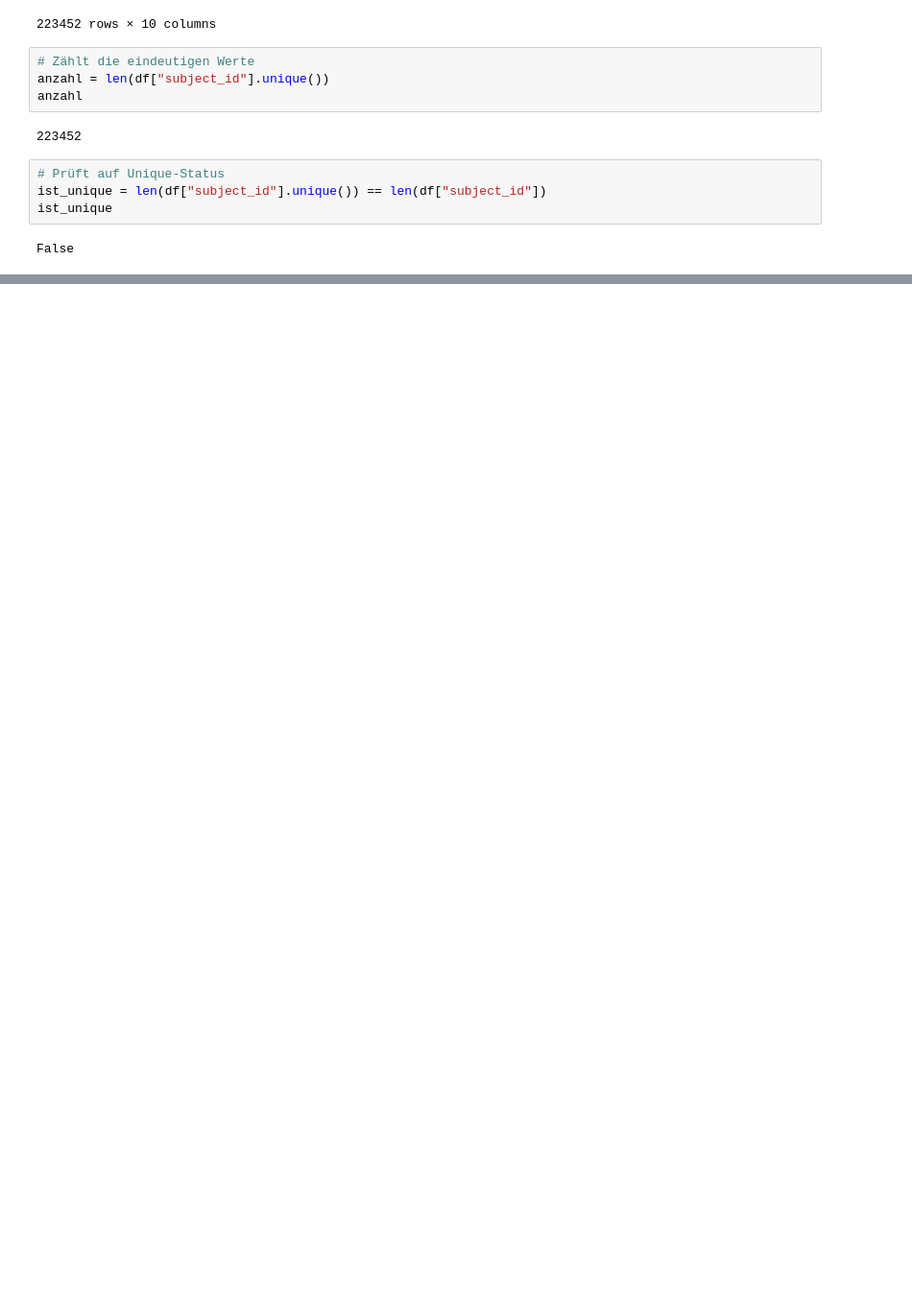
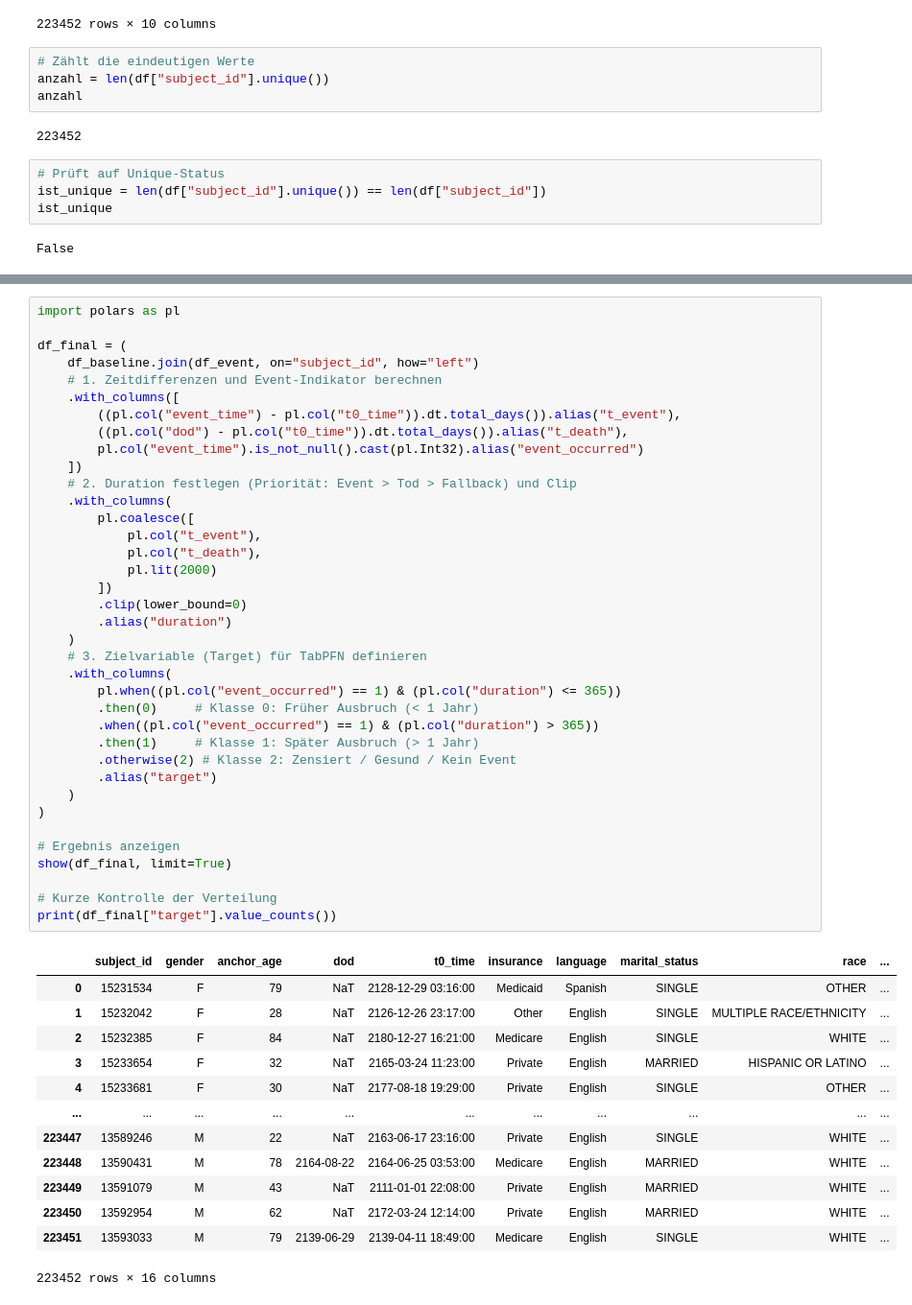
Before and after one commit to ayk-404/fs-thesis, a Jupyter notebook: notebooks/patients_demogra_time_to_event.ipynb, the cells around one changed output, grey strips where cells are left out. Shown at 96% size. Cells and saved outputs as stored; diff of their text form; blank space fills up the shorter version.

```diff
--- a/notebooks/patients_demogra_time_to_event.ipynb
+++ b/notebooks/patients_demogra_time_to_event.ipynb
@@ -161,0 +184,51 @@ df_final = df_final.with_columns(
+# %%
+import polars as pl
+
+df_final = (
+    df_baseline.join(df_event, on="subject_id", how="left")
+    # 1. Zeitdifferenzen und Event-Indikator berechnen
+    .with_columns([
+        ((pl.col("event_time") - pl.col("t0_time")).dt.total_days()).alias("t_event"),
+        ((pl.col("dod") - pl.col("t0_time")).dt.total_days()).alias("t_death"),
+        pl.col("event_time").is_not_null().cast(pl.Int32).alias("event_occurred")
+    ])
+    # 2. Duration festlegen (Priorität: Event > Tod > Fallback) und Clip
+    .with_columns(
+        pl.coalesce([
+            pl.col("t_event"),
+            pl.col("t_death"),
+            pl.lit(2000)
+        ])
+        .clip(lower_bound=0)
+        .alias("duration")
+    )
+    # 3. Zielvariable (Target) für TabPFN definieren
+    .with_columns(
+        pl.when((pl.col("event_occurred") == 1) & (pl.col("duration") <= 365))
+        .then(0)     # Klasse 0: Früher Ausbruch (< 1 Jahr)
+        .when((pl.col("event_occurred") == 1) & (pl.col("duration") > 365))
+        .then(1)     # Klasse 1: Später Ausbruch (> 1 Jahr)
+        .otherwise(2) # Klasse 2: Zensiert / Gesund / Kein Event
+        .alias("target")
+    )
+)
+
+# Ergebnis anzeigen
+show(df_final, limit=True)
+
+# Kurze Kontrolle der Verteilung
+print(df_final["target"].value_counts())
+# %% [output]
+|  | subject_id | gender | anchor_age | dod | t0_time | insurance | language | marital_status | race | ... |
+| 0 | 15231534 | F | 79 | NaT | 2128-12-29 03:16:00 | Medicaid | Spanish | SINGLE | OTHER | ... |
+| 1 | 15232042 | F | 28 | NaT | 2126-12-26 23:17:00 | Other | English | SINGLE | MULTIPLE RACE/ETHNICITY | ... |
+| 2 | 15232385 | F | 84 | NaT | 2180-12-27 16:21:00 | Medicare | English | SINGLE | WHITE | ... |
+| 3 | 15233654 | F | 32 | NaT | 2165-03-24 11:23:00 | Private | English | MARRIED | HISPANIC OR LATINO | ... |
+| 4 | 15233681 | F | 30 | NaT | 2177-08-18 19:29:00 | Private | English | SINGLE | OTHER | ... |
+| ... | ... | ... | ... | ... | ... | ... | ... | ... | ... | ... |
+| 223447 | 13589246 | M | 22 | NaT | 2163-06-17 23:16:00 | Private | English | SINGLE | WHITE | ... |
+| 223448 | 13590431 | M | 78 | 2164-08-22 | 2164-06-25 03:53:00 | Medicare | English | MARRIED | WHITE | ... |
+| 223449 | 13591079 | M | 43 | NaT | 2111-01-01 22:08:00 | Private | English | MARRIED | WHITE | ... |
+| 223450 | 13592954 | M | 62 | NaT | 2172-03-24 12:14:00 | Private | English | MARRIED | WHITE | ... |
+| 223451 | 13593033 | M | 79 | 2139-06-29 | 2139-04-11 18:49:00 | Medicare | English | SINGLE | WHITE | ... |
+223452 rows × 16 columns
```
Also changed, not shown: parts of 17 cells of this notebook.
